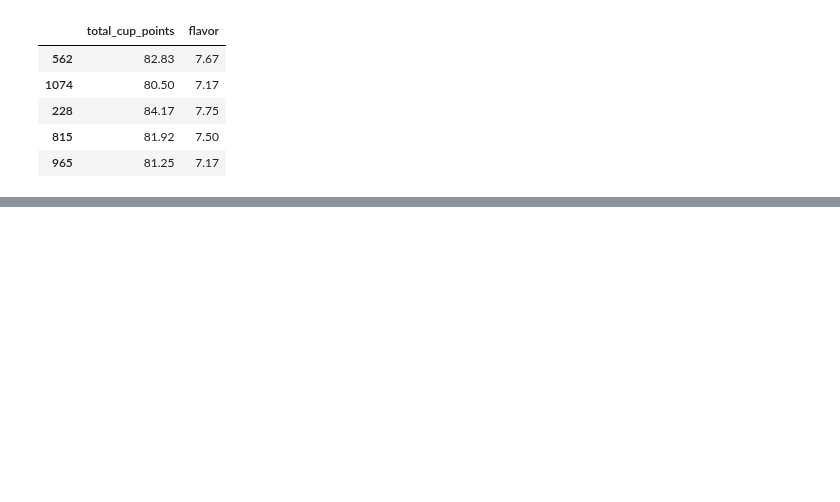
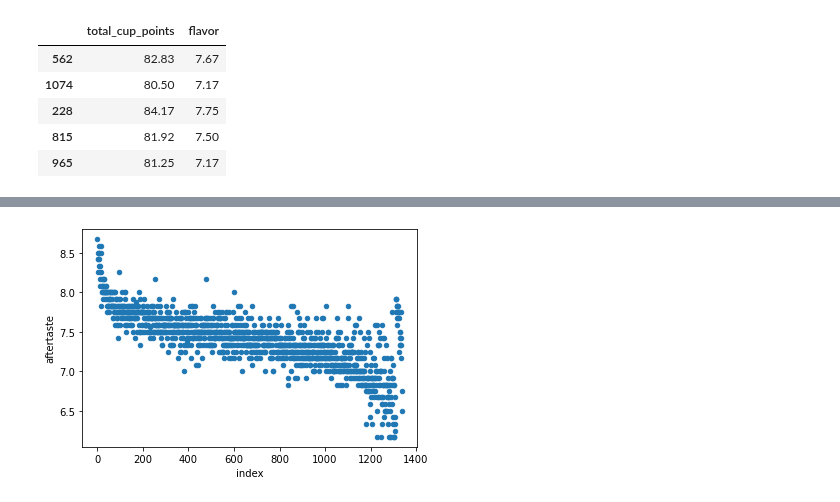
Before and after one commit to ecuerbo/pyprac, a Jupyter notebook: datacamp/sampling-python.ipynb, the cells around one changed output, grey strips where cells are left out. Drawn from its saved outputs; the diff is of its cells as text; code cells hidden in the pictures; blank space fills up the shorter version.

```diff
--- a/datacamp/sampling-python.ipynb
+++ b/datacamp/sampling-python.ipynb
@@ -22,0 +43,4 @@ attrition.to_csv('/Users/ecuerbo/python/pyprac/data/attrition.csv')
+# %%
+import pandas as pd
+import numpy as np
+df = pd.read_csv('/Users/ecuerbo/python/pyprac/data/coffee.csv')
@@ -22,0 +55,2 @@ attrition.to_csv('/Users/ecuerbo/python/pyprac/data/attrition.csv')
+# %%
+df.drop('Unnamed: 0', axis=1, inplace=True)
@@ -22,0 +82,6 @@ attrition.to_csv('/Users/ecuerbo/python/pyprac/data/attrition.csv')
+# %%
+import matplotlib.pyplot as plt
+df_with_id = df.reset_index()
+df_with_id.plot(x='index', y="aftertaste", kind='scatter');
+# %% [output]
+[figure, added]
```
Also changed, not shown: parts of 18 cells of this notebook, 1 other file.
